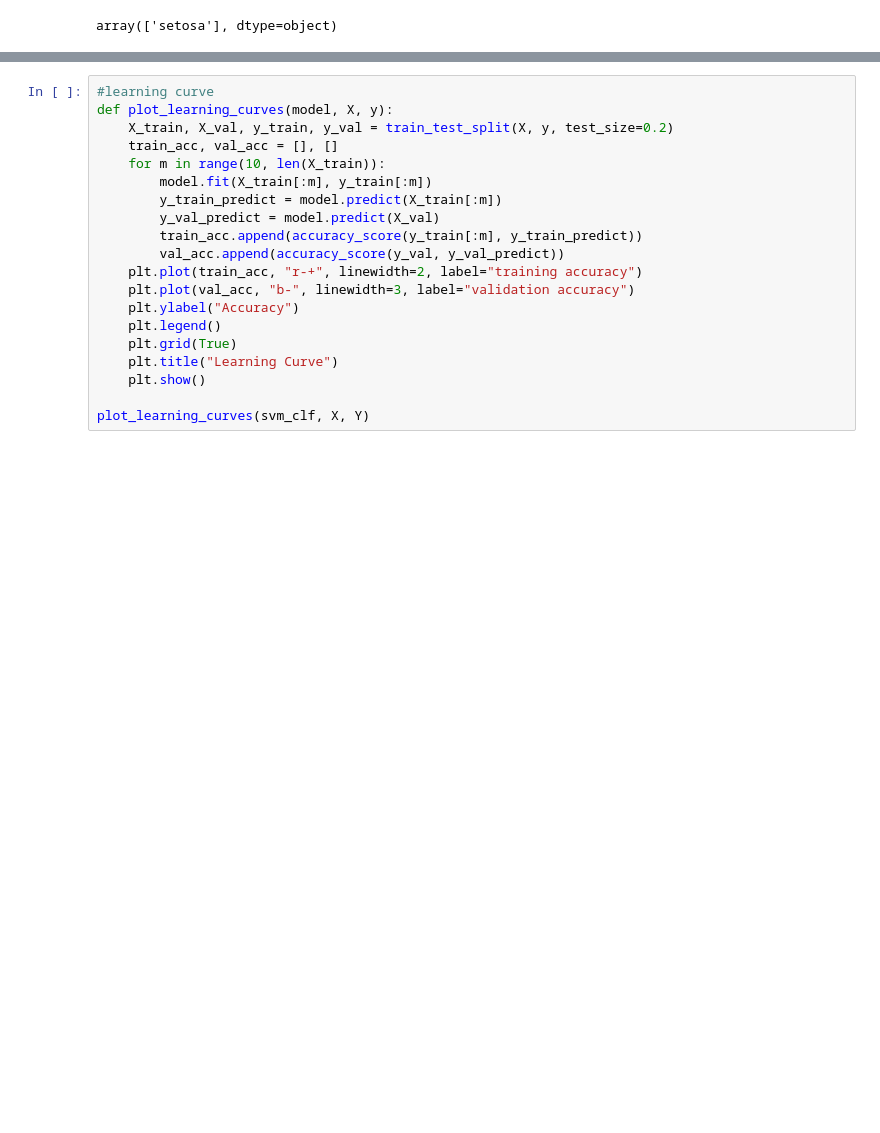
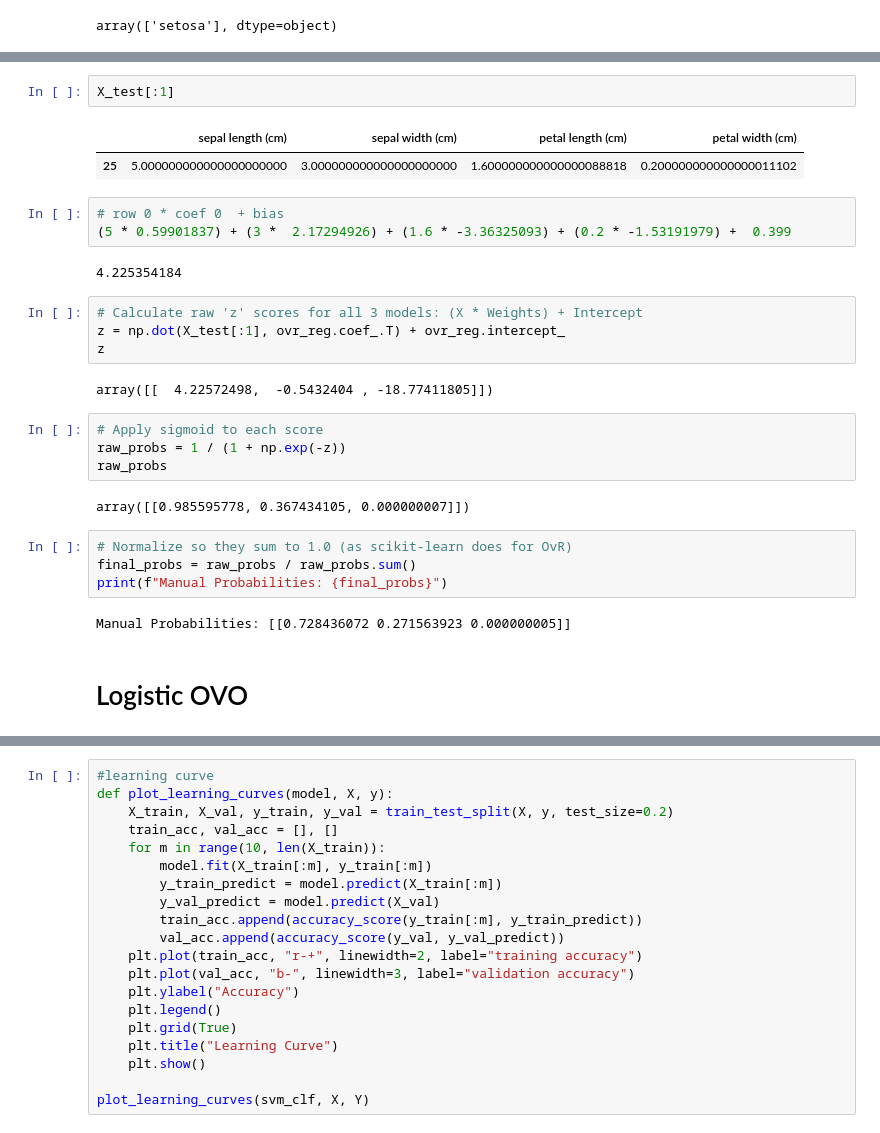
Before and after one commit to EdwinVivek/ML-hands-on-notebooks, a Jupyter notebook: Multiclass classification/iris-prediction.ipynb, the cells around one changed output, grey strips where cells are left out. Saved outputs shown, nothing was run; the diff lists cells and outputs as text; blank space fills up the shorter version.

```diff
--- a/Multiclass classification/iris-prediction.ipynb
+++ b/Multiclass classification/iris-prediction.ipynb
@@ -716,0 +834,30 @@ array([[9.66041478e-01, 3.39585223e-02, 1.08275055e-10]])
+# %%
+X_test[:1]
+# %% [output]
+|  | sepal length (cm) | sepal width (cm) | petal length (cm) | petal width (cm) |
+| 25 | 5.000000000000000000000 | 3.000000000000000000000 | 1.600000000000000088818 | 0.200000000000000011102 |
+# %%
+# row 0 * coef 0  + bias
+(5 * 0.59901837) + (3 *  2.17294926) + (1.6 * -3.36325093) + (0.2 * -1.53191979) +  0.399
+# %% [output]
+4.225354184
+# %%
+# Calculate raw 'z' scores for all 3 models: (X * Weights) + Intercept
+z = np.dot(X_test[:1], ovr_reg.coef_.T) + ovr_reg.intercept_
+z
+# %% [output]
+array([[  4.22572498,  -0.5432404 , -18.77411805]])
+# %%
+# Apply sigmoid to each score
+raw_probs = 1 / (1 + np.exp(-z))
+raw_probs
+# %% [output]
+array([[0.985595778, 0.367434105, 0.000000007]])
+# %%
+# Normalize so they sum to 1.0 (as scikit-learn does for OvR)
+final_probs = raw_probs / raw_probs.sum()
+print(f"Manual Probabilities: {final_probs}")
+# %% [output]
+Manual Probabilities: [[0.728436072 0.271563923 0.000000005]]
+# %% [markdown]
+# Logistic OVO
```
Also changed, not shown: parts of 44 cells of this notebook, 4 other files.
